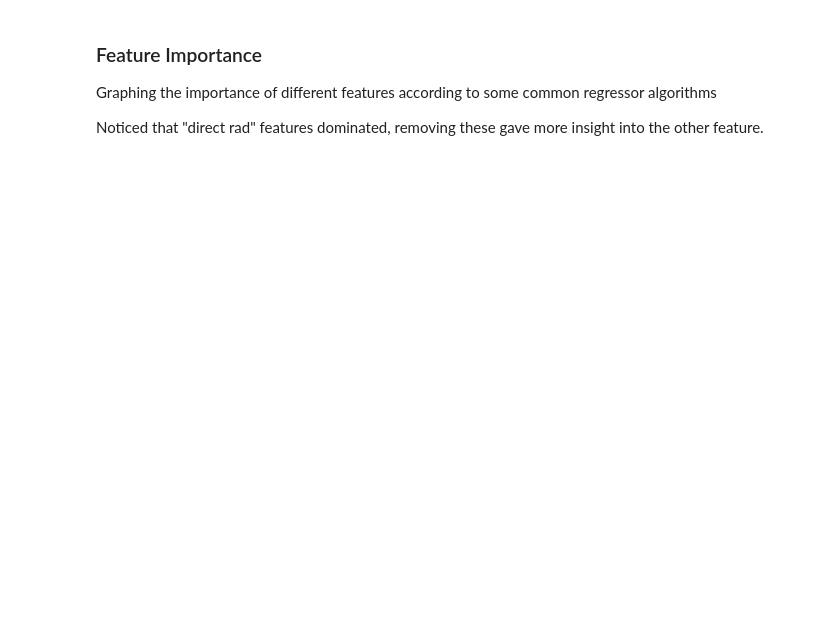
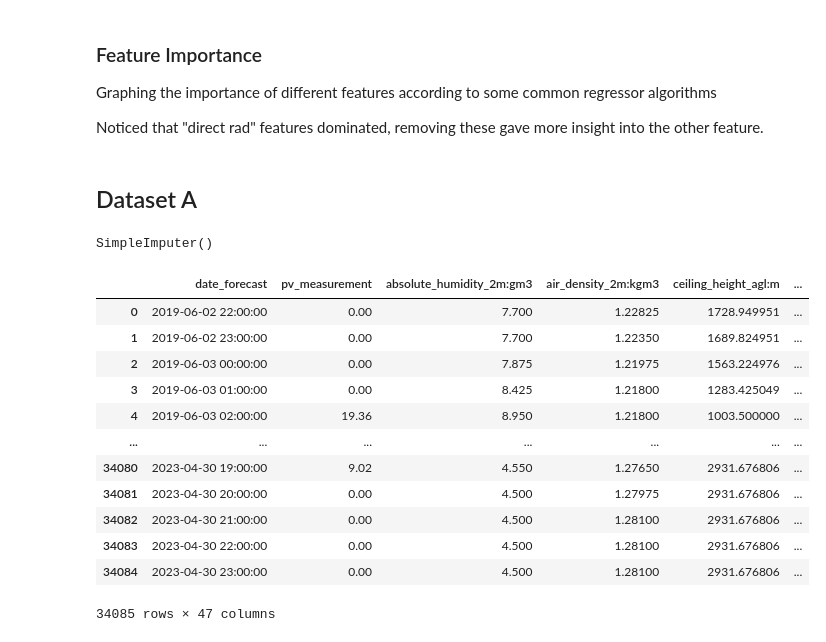
Before and after one commit to nasols/TDT4174-Machine-Learning, a Jupyter notebook: data_analytics.ipynb, the cells around one changed output. Saved outputs shown, nothing was run; the diff lists cells and outputs as text; code cells hidden in the pictures; blank space fills up the shorter version.

```diff
--- a/data_analytics.ipynb
+++ b/data_analytics.ipynb
@@ -204,3 +251,8 @@ X_train_estimated_a_hourly.head()
 Graphing the importance of different features according to some common regressor algorithms
 
 Noticed that "direct rad" features dominated, removing these gave more insight into the other feature.
+# %% [markdown]
+## Dataset A
+# %%
+train_a.columns = ["date_forecast", "pv_measurement"]
+train_a.set_index("date_forecast", inplace=True)
@@ -206,0 +275,48 @@ Noticed that "direct rad" features dominated, removing these gave more insight i
+# %%
+## Testing
+from sklearn.experimental import enable_iterative_imputer
+from sklearn.impute import IterativeImputer, SimpleImputer
+
+train_data_A = pd.concat([X_train_observed_a_corr, X_train_estimated_a_corr], join="outer", ignore_index=True)
+
+data_A = pd.merge(train_a, train_data_A, how="left", on="date_forecast")
+dates = data_A["date_forecast"]
+cols = data_A.columns.delete(0)
+data_A_wo_date = data_A[cols]
+
+imp = SimpleImputer(missing_values=np.nan, strategy="mean", add_indicator=False)
+imp.fit(data_A_wo_date)
+# %% [output]
+SimpleImputer()
+# %%
+data_A_wo_date = imp.transform(data_A_wo_date)
+
+data_A_wo_date = pd.DataFrame(data_A_wo_date)
+
+data_A = data_A_wo_date
+
+data_A.columns = data_A.columns.astype(str)
+
+data_A.columns = cols
+
+data_A["date_forecast"] = dates
+cols = cols.tolist()
+cols.insert(0, "date_forecast")
+
+data_A = data_A[cols]
+
+data_A
+# %% [output]
+|  | date_forecast | pv_measurement | absolute_humidity_2m:gm3 | air_density_2m:kgm3 | ceiling_height_agl:m | ... |
+| 0 | 2019-06-02 22:00:00 | 0.00 | 7.700 | 1.22825 | 1728.949951 | ... |
+| 1 | 2019-06-02 23:00:00 | 0.00 | 7.700 | 1.22350 | 1689.824951 | ... |
+| 2 | 2019-06-03 00:00:00 | 0.00 | 7.875 | 1.21975 | 1563.224976 | ... |
+| 3 | 2019-06-03 01:00:00 | 0.00 | 8.425 | 1.21800 | 1283.425049 | ... |
+| 4 | 2019-06-03 02:00:00 | 19.36 | 8.950 | 1.21800 | 1003.500000 | ... |
+| ... | ... | ... | ... | ... | ... | ... |
+| 34080 | 2023-04-30 19:00:00 | 9.02 | 4.550 | 1.27650 | 2931.676806 | ... |
+| 34081 | 2023-04-30 20:00:00 | 0.00 | 4.500 | 1.27975 | 2931.676806 | ... |
+| 34082 | 2023-04-30 21:00:00 | 0.00 | 4.500 | 1.28100 | 2931.676806 | ... |
+| 34083 | 2023-04-30 22:00:00 | 0.00 | 4.500 | 1.28100 | 2931.676806 | ... |
+| 34084 | 2023-04-30 23:00:00 | 0.00 | 4.500 | 1.28100 | 2931.676806 | ... |
+34085 rows × 47 columns
```
Also changed, not shown: parts of 20 cells of this notebook, 7 other files.
